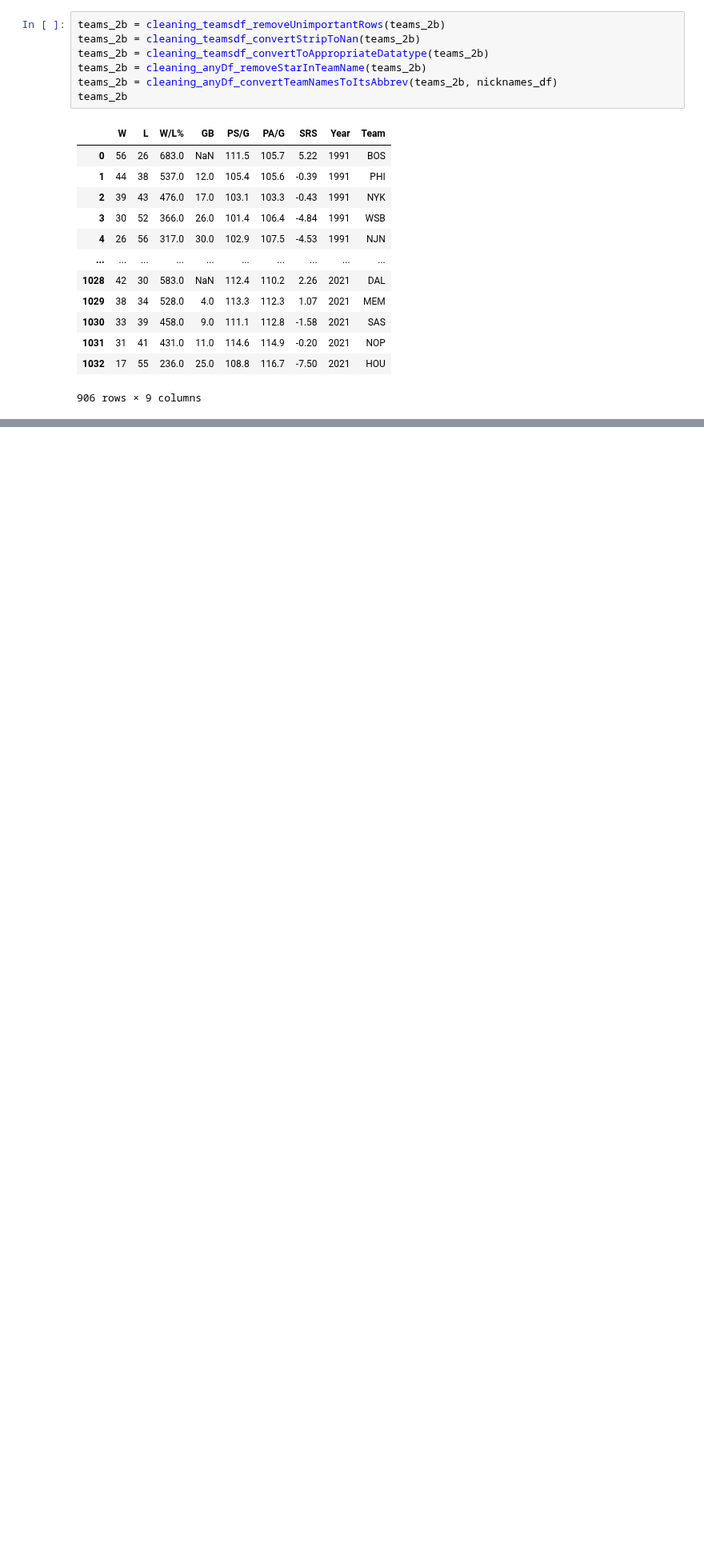
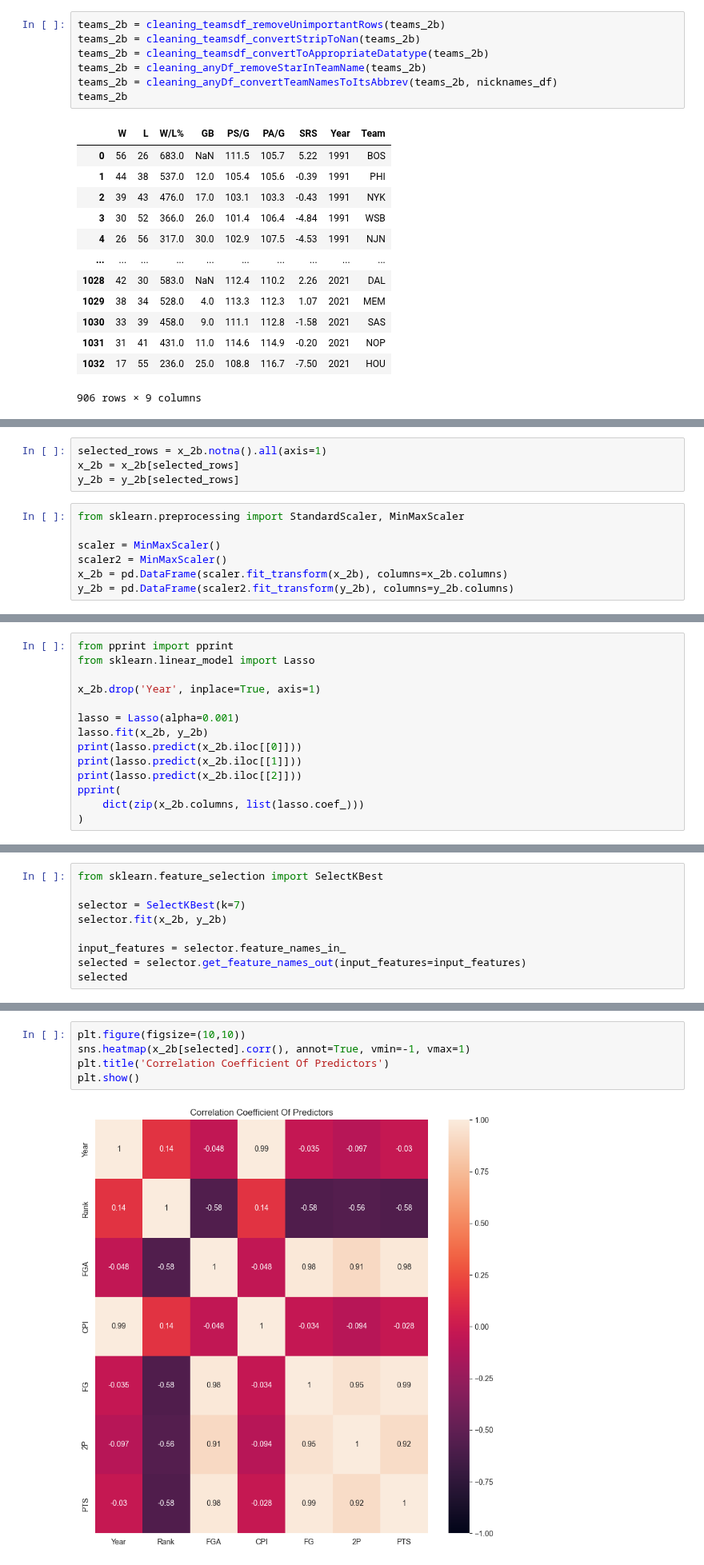
Before and after one commit to akmalgomal3/nba-kasddead, a Jupyter notebook: 2b.ipynb, the cells around one changed output, grey strips where cells are left out. Shown at 80% size. Saved outputs shown, nothing was run; the diff lists cells and outputs as text; blank space fills up the shorter version.

```diff
--- a/2b.ipynb
+++ b/2b.ipynb
@@ -134,0 +251,11 @@ z = pd.DataFrame(data=[[1, 2], [3, 4]], index=[1, 0])
+# %%
+selected_rows = x_2b.notna().all(axis=1)
+x_2b = x_2b[selected_rows]
+y_2b = y_2b[selected_rows]
+# %%
+from sklearn.preprocessing import StandardScaler, MinMaxScaler
+
+scaler = MinMaxScaler()
+scaler2 = MinMaxScaler()
+x_2b = pd.DataFrame(scaler.fit_transform(x_2b), columns=x_2b.columns)
+y_2b = pd.DataFrame(scaler2.fit_transform(y_2b), columns=y_2b.columns)
@@ -134,0 +292,14 @@ z = pd.DataFrame(data=[[1, 2], [3, 4]], index=[1, 0])
+# %%
+from pprint import pprint
+from sklearn.linear_model import Lasso
+
+x_2b.drop('Year', inplace=True, axis=1)
+
+lasso = Lasso(alpha=0.001)
+lasso.fit(x_2b, y_2b)
+print(lasso.predict(x_2b.iloc[[0]]))
+print(lasso.predict(x_2b.iloc[[1]]))
+print(lasso.predict(x_2b.iloc[[2]]))
+pprint(
+    dict(zip(x_2b.columns, list(lasso.coef_)))
+)
@@ -134,0 +324,9 @@ z = pd.DataFrame(data=[[1, 2], [3, 4]], index=[1, 0])
+# %%
+from sklearn.feature_selection import SelectKBest
+
+selector = SelectKBest(k=7)
+selector.fit(x_2b, y_2b)
+
+input_features = selector.feature_names_in_
+selected = selector.get_feature_names_out(input_features=input_features)
+selected
@@ -134,0 +351,7 @@ z = pd.DataFrame(data=[[1, 2], [3, 4]], index=[1, 0])
+# %%
+plt.figure(figsize=(10,10))
+sns.heatmap(x_2b[selected].corr(), annot=True, vmin=-1, vmax=1)
+plt.title('Correlation Coefficient Of Predictors')
+plt.show()
+# %% [output]
+[figure, added]
```
Also changed, not shown: parts of 21 cells of this notebook, 1 other file.
